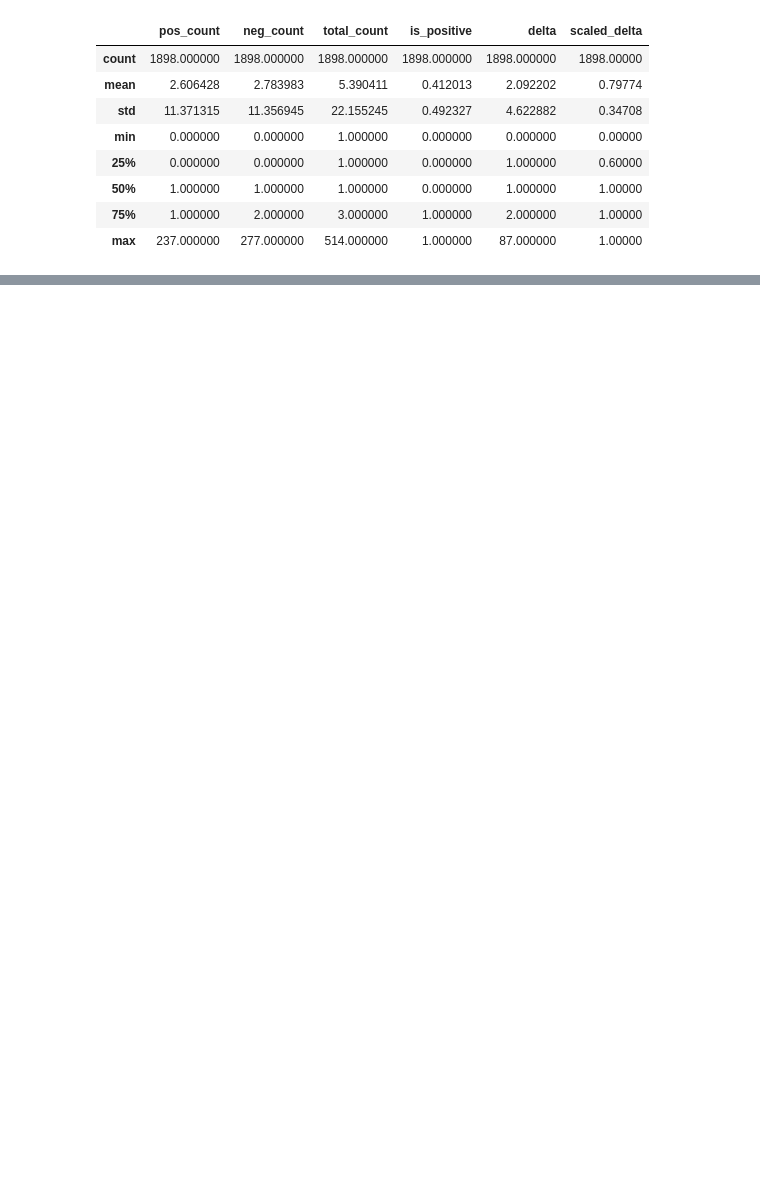
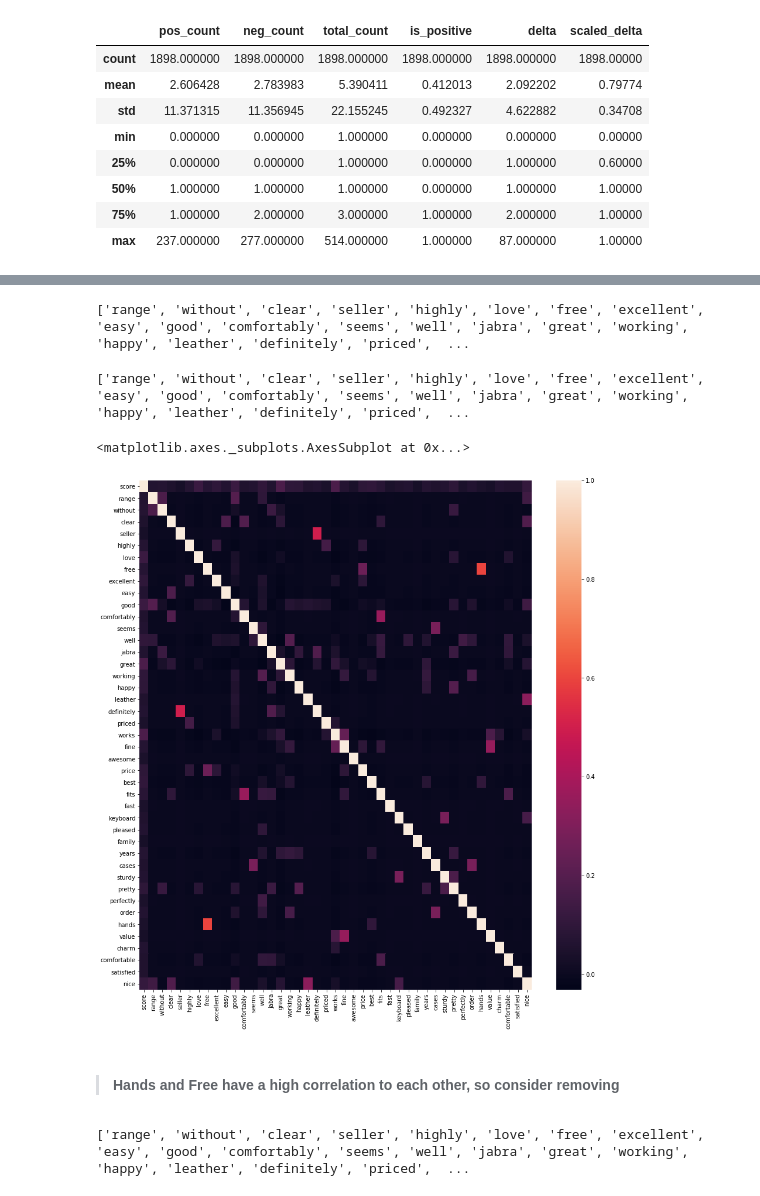
Before and after one commit to AshleyCubed/ThinkfulProjects, a Jupyter notebook: Unit 2-Supervised Learning/Challenges/U2L3P4 Challenge Iterate Classifier.ipynb, the cells around one changed output, grey strips where cells are left out. Drawn from its saved outputs; the diff is of its cells as text; code cells hidden in the pictures; blank space fills up the shorter version.

```diff
--- a/Unit 2-Supervised Learning/Challenges/U2L3P4 Challenge Iterate Classifier.ipynb
+++ b/Unit 2-Supervised Learning/Challenges/U2L3P4 Challenge Iterate Classifier.ipynb
@@ -366,0 +578,47 @@ for key in keywords2:
+# %%
+# Reset the dataframe
+txt_raw = pd.read_csv(data_1, delimiter= '\t', header=None)
+txt_raw.columns = ['sentence', 'score'] # 1 = positive 0 = negative
+
+positive = (txt_raw['score'] == 1)
+# %%
+# Remove punctuation and non-alphanumeric characters, then lowercase all text
+txt_raw['sentence'] = txt_raw['sentence'].apply(lambda x: re.sub('-',' ', str(x))) # separate hyphenated words
+txt_raw['sentence'] = txt_raw['sentence'].apply(lambda x: re.sub('[^\w\s\d]','', str(x))) # strip non-alphanumeric characters
+txt_raw['sentence'] = txt_raw['sentence'].str.lower() # convert all to lowercase
+# %%
+keywords5 = []
+keywords5 = list(words2.loc[((words2['pos_count']) > (words2['neg_count'])) & (words2['total_count'] > 3) &
+                           (words2['scaled_delta'] > .6)].index)
+
+print(keywords5)
+# %% [output]
+['range', 'without', 'clear', 'seller', 'highly', 'love', 'free', 'excellent', 'easy', 'good', 'comfortably', 'seems', 'well', 'jabra', 'great', 'working', 'happy', 'leather', 'definitely', 'priced',  ...
+# %%
+#keywords5.remove('great')
+#keywords5.remove('works')
+print(keywords5)
+# %% [output]
+['range', 'without', 'clear', 'seller', 'highly', 'love', 'free', 'excellent', 'easy', 'good', 'comfortably', 'seems', 'well', 'jabra', 'great', 'working', 'happy', 'leather', 'definitely', 'priced',  ...
+# %%
+#regex on the keywords
+for key in keywords5:
+    # Note that we add spaces around the key so that we're getting the word,
+    # not just pattern matching.
+    txt_raw[str(key)] = txt_raw.sentence.str.contains(
+        ' ' + str(key) + ' ',
+        case=False
+    )
+# %%
+plt.figure(figsize=(15, 16))
+sns.heatmap(txt_raw.corr())
+# %% [output]
+<matplotlib.axes._subplots.AxesSubplot at 0x...>
+[figure, added]
+# %% [markdown]
+> #### Hands and Free have a high correlation to each other, so consider removing
+# %%
+keywords5.remove('hands')
+print(keywords5)
+# %% [output]
+['range', 'without', 'clear', 'seller', 'highly', 'love', 'free', 'excellent', 'easy', 'good', 'comfortably', 'seems', 'well', 'jabra', 'great', 'working', 'happy', 'leather', 'definitely', 'priced',  ...
```
Also changed, not shown: parts of 39 cells of this notebook.
